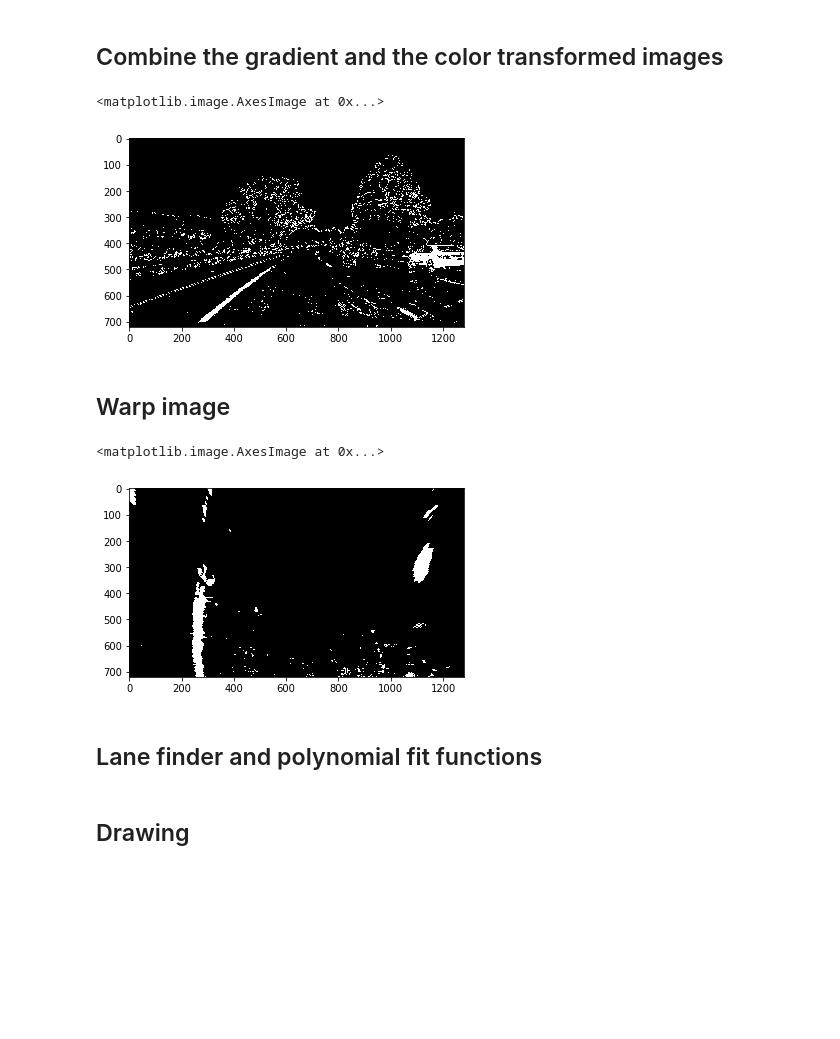
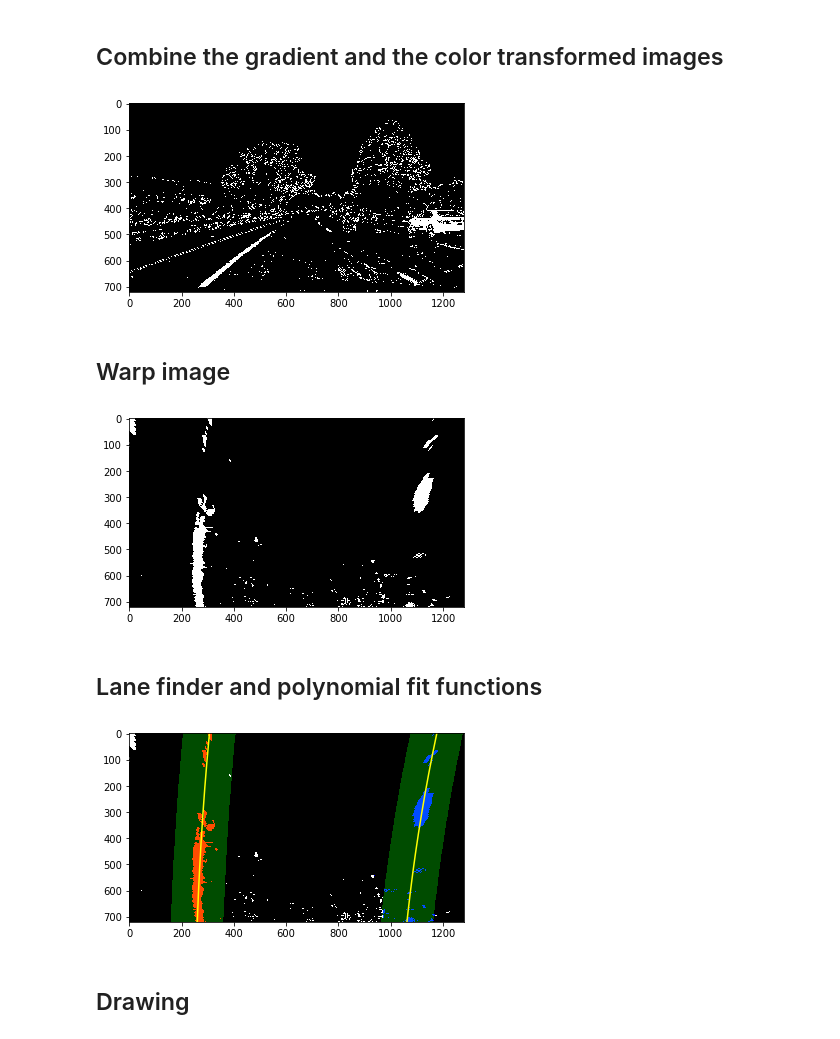
Before and after one commit to edoardomazzella/CarND-Advanced-Lane-Lines-P2, a Jupyter notebook: P2.ipynb, the cells around one changed output. Drawn from its saved outputs; the diff is of its cells as text; code cells hidden in the pictures; blank space fills up the shorter version.

Commit message:
visualization call correction

```diff
--- a/P2.ipynb
+++ b/P2.ipynb
@@ -247,8 +247,8 @@ combined_binary = np.zeros_like(color_binary)
 combined_binary[(color_binary == 1) | (gr_binary == 1)] = 1
 
 plt.imshow(combined_binary, cmap = 'gray')
+plt.imsave('doc_images/combined_binary.jpg', combined_binary, cmap = 'gray')
 # %% [output]
-<matplotlib.image.AxesImage at 0x...>
 [figure]
 # %% [markdown]
 ## Warp image
@@ -256,8 +256,8 @@ plt.imshow(combined_binary, cmap = 'gray')
 # Example code
 binary_warped = cv2.warpPerspective(combined_binary, M, (combined_binary.shape[1], combined_binary.shape[0]))
 plt.imshow(binary_warped, cmap = 'gray')
+plt.imsave('doc_images/binary_warped.jpg', binary_warped, cmap = 'gray')
 # %% [output]
-<matplotlib.image.AxesImage at 0x...>
 [figure]
 # %% [markdown]
 ## Lane finder and polynomial fit functions
@@ -343,7 +343,9 @@ def findLines(binary_warped, nwindows = 9, margin = 100, minpix = 50, visualizat
     return left_fit, right_fit, left_fitx, right_fitx, ploty, left_curv, right_curv, distance
 # %%
 # Example code
-left_fit, right_fit, left_fitx, right_fitx, ploty, left_curv, right_curv, distance = findLines(binary_warped, True)
+left_fit, right_fit, left_fitx, right_fitx, ploty, left_curv, right_curv, distance = findLines(binary_warped, visualization = True)
+# %% [output]
+[figure, added]
 # %% [markdown]
 ## Drawing
 # %%
```
Also changed, not shown: parts of 5 cells of this notebook, 1 other file.
